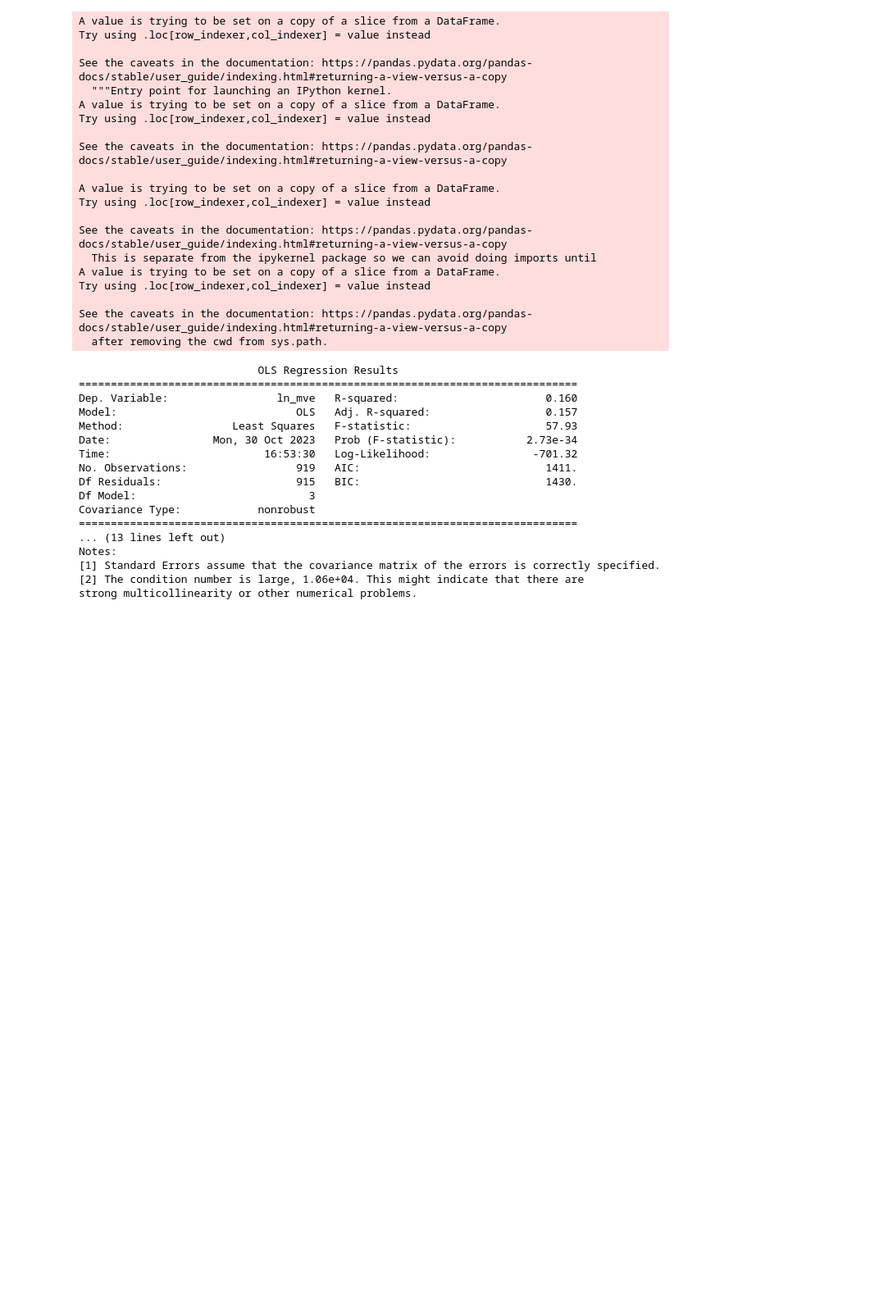
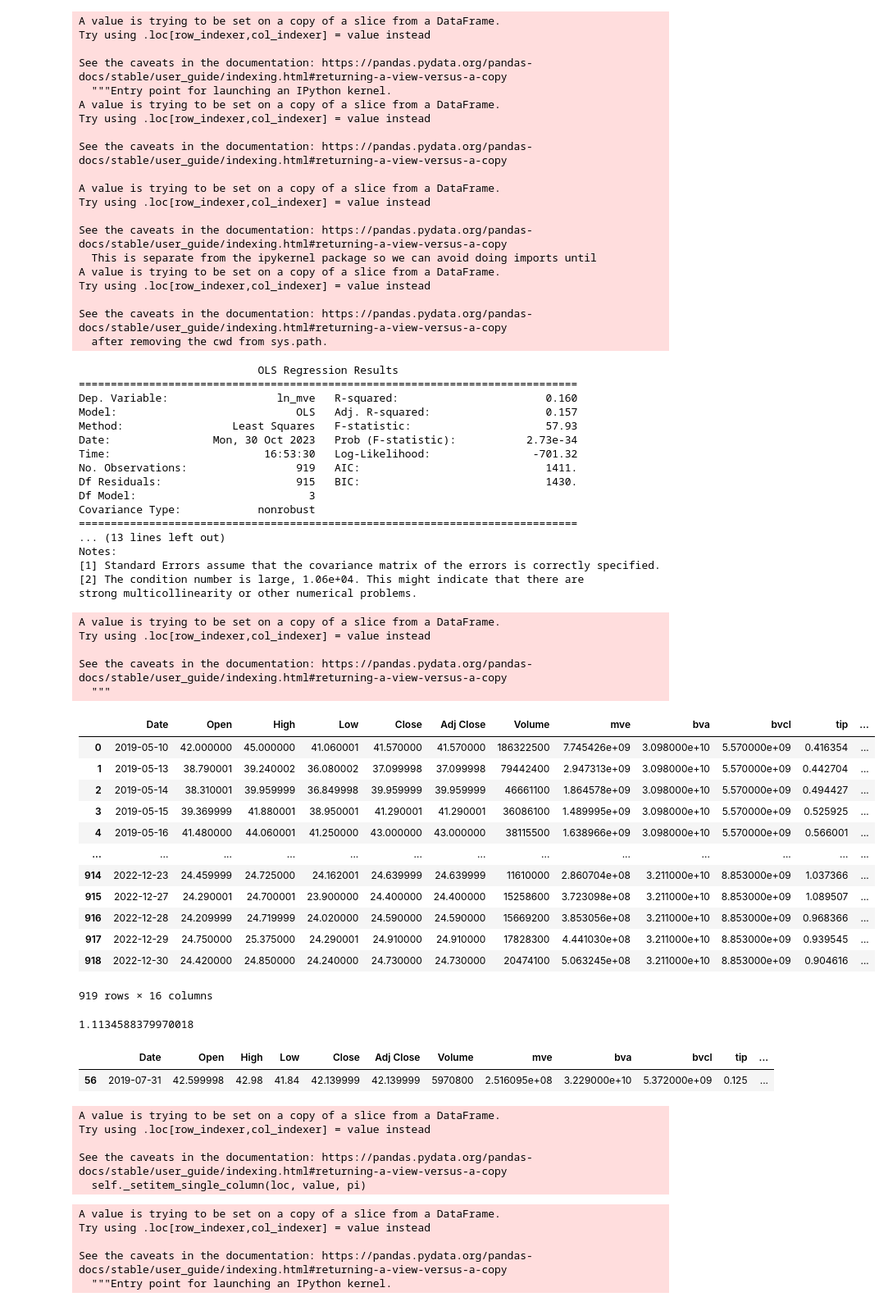
Before and after one commit to MixGolem0430/uber_research, a Jupyter notebook: fhvhv_regression.ipynb, the cells around one changed output. Shown: that part at 82% size. Saved outputs shown, nothing was run; the diff lists cells and outputs as text; code cells hidden in the pictures; blank space fills up the shorter version.

```diff
--- a/fhvhv_regression.ipynb
+++ b/fhvhv_regression.ipynb
@@ -513,3 +553,54 @@ Notes:
 [1] Standard Errors assume that the covariance matrix of the errors is correctly specified.
 [2] The condition number is large, 1.06e+04. This might indicate that there are
 strong multicollinearity or other numerical problems.
+# %%
+tip_rate_as_input = []
+for i in uber_stock_under_2023.Date:
+    year,month,day = str_to_date(i)
+    tip_rate_as_input.append(uber_daily.loc[year,month,day]['tip_rate','mean'])
+uber_stock_under_2023['tip_rate']=tip_rate_as_input
+uber_stock_under_2023
+# %% [output]
+A value is trying to be set on a copy of a slice from a DataFrame.
+Try using .loc[row_indexer,col_indexer] = value instead
+
+See the caveats in the documentation: https://pandas.pydata.org/pandas-docs/stable/user_guide/indexing.html#returning-a-view-versus-a-copy
+  """
+|  | Date | Open | High | Low | Close | Adj Close | Volume | mve | bva | bvcl | tip | ... |
+| 0 | 2019-05-10 | 42.000000 | 45.000000 | 41.060001 | 41.570000 | 41.570000 | 186322500 | 7.745426e+09 | 3.098000e+10 | 5.570000e+09 | 0.416354 | ... |
+| 1 | 2019-05-13 | 38.790001 | 39.240002 | 36.080002 | 37.099998 | 37.099998 | 79442400 | 2.947313e+09 | 3.098000e+10 | 5.570000e+09 | 0.442704 | ... |
+| 2 | 2019-05-14 | 38.310001 | 39.959999 | 36.849998 | 39.959999 | 39.959999 | 46661100 | 1.864578e+09 | 3.098000e+10 | 5.570000e+09 | 0.494427 | ... |
+| 3 | 2019-05-15 | 39.369999 | 41.880001 | 38.950001 | 41.290001 | 41.290001 | 36086100 | 1.489995e+09 | 3.098000e+10 | 5.570000e+09 | 0.525925 | ... |
+| 4 | 2019-05-16 | 41.480000 | 44.060001 | 41.250000 | 43.000000 | 43.000000 | 38115500 | 1.638966e+09 | 3.098000e+10 | 5.570000e+09 | 0.566001 | ... |
+| ... | ... | ... | ... | ... | ... | ... | ... | ... | ... | ... | ... | ... |
+| 914 | 2022-12-23 | 24.459999 | 24.725000 | 24.162001 | 24.639999 | 24.639999 | 11610000 | 2.860704e+08 | 3.211000e+10 | 8.853000e+09 | 1.037366 | ... |
+| 915 | 2022-12-27 | 24.290001 | 24.700001 | 23.900000 | 24.400000 | 24.400000 | 15258600 | 3.723098e+08 | 3.211000e+10 | 8.853000e+09 | 1.089507 | ... |
+| 916 | 2022-12-28 | 24.209999 | 24.719999 | 24.020000 | 24.590000 | 24.590000 | 15669200 | 3.853056e+08 | 3.211000e+10 | 8.853000e+09 | 0.968366 | ... |
+| 917 | 2022-12-29 | 24.750000 | 25.375000 | 24.290001 | 24.910000 | 24.910000 | 17828300 | 4.441030e+08 | 3.211000e+10 | 8.853000e+09 | 0.939545 | ... |
+| 918 | 2022-12-30 | 24.420000 | 24.850000 | 24.240000 | 24.730000 | 24.730000 | 20474100 | 5.063245e+08 | 3.211000e+10 | 8.853000e+09 | 0.904616 | ... |
+919 rows × 16 columns
+# %%
+uber_stock_under_2023[uber_stock_under_2023.tip_rate>0].tip_rate.min()
+# %% [output]
+1.1134588379970018
+# %%
+uber_stock_under_2023[uber_stock_under_2023.tip_rate<=0]
+# %% [output]
+|  | Date | Open | High | Low | Close | Adj Close | Volume | mve | bva | bvcl | tip | ... |
+| 56 | 2019-07-31 | 42.599998 | 42.98 | 41.84 | 42.139999 | 42.139999 | 5970800 | 2.516095e+08 | 3.229000e+10 | 5.372000e+09 | 0.125 | ... |
+# %%
+uber_stock_under_2023.loc[56,'tip_rate']=1.1134588379970018
+# %% [output]
+A value is trying to be set on a copy of a slice from a DataFrame.
+Try using .loc[row_indexer,col_indexer] = value instead
+
+See the caveats in the documentation: https://pandas.pydata.org/pandas-docs/stable/user_guide/indexing.html#returning-a-view-versus-a-copy
+  self._setitem_single_column(loc, value, pi)
+# %%
+uber_stock_under_2023['ln_tip_rate'] = np.log(uber_stock_under_2023.tip_rate)
+# %% [output]
+A value is trying to be set on a copy of a slice from a DataFrame.
+Try using .loc[row_indexer,col_indexer] = value instead
+
+See the caveats in the documentation: https://pandas.pydata.org/pandas-docs/stable/user_guide/indexing.html#returning-a-view-versus-a-copy
+  """Entry point for launching an IPython kernel.
```
Also changed, not shown: parts of 6 cells of this notebook.
